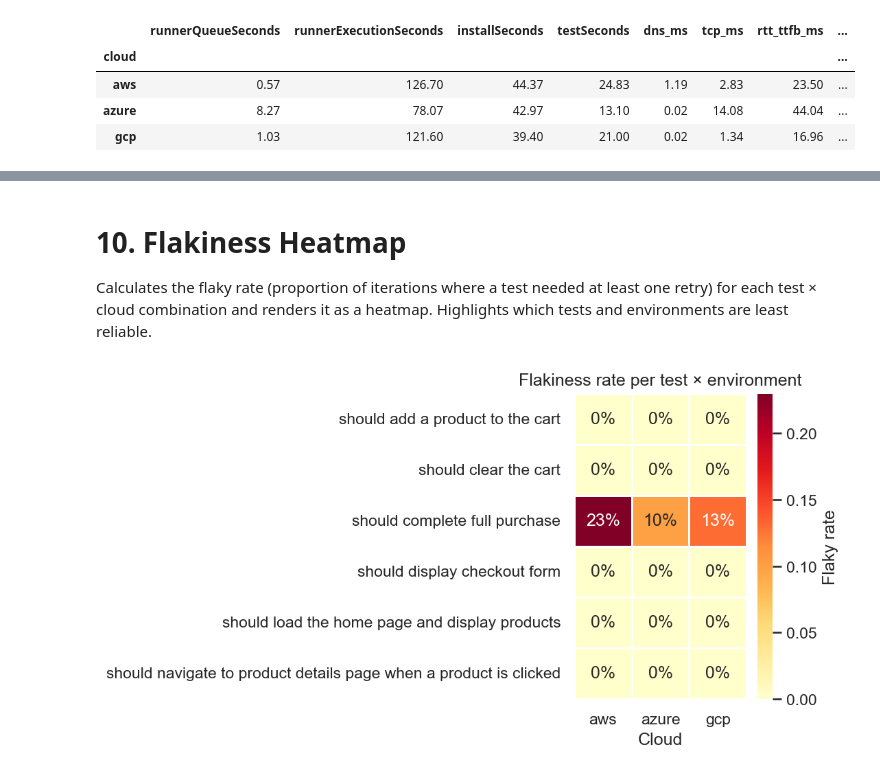
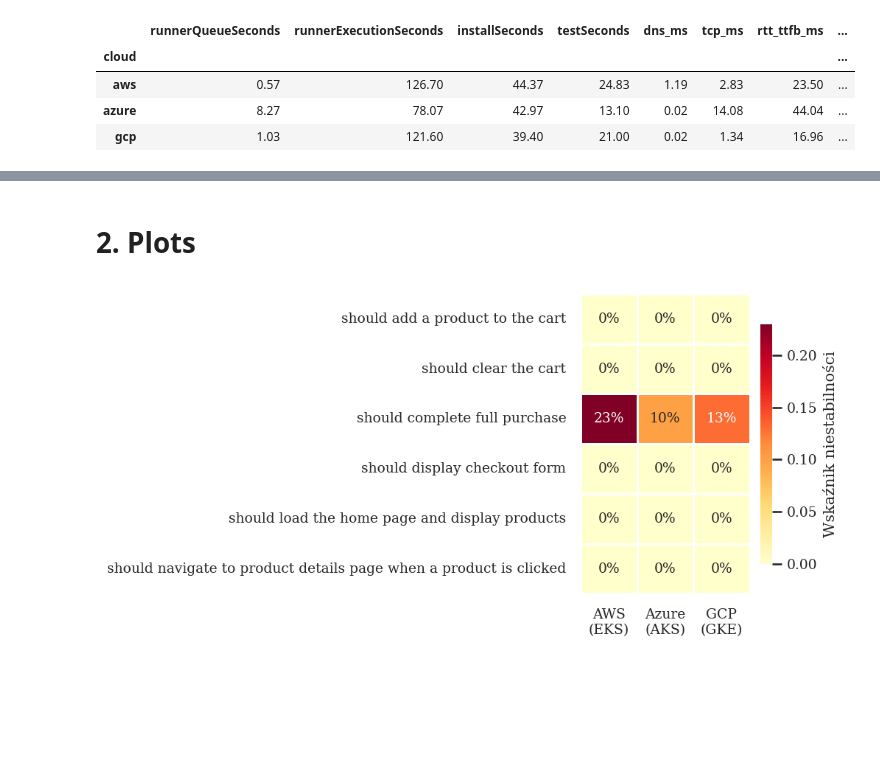
Before and after one commit to asuujx/master-thesis, a Jupyter notebook: data/descriptive.ipynb, the cells around one changed output, grey strips where cells are left out. Cells and saved outputs as stored; diff of their text form; code cells hidden in the pictures; blank space fills up the shorter version.

Commit message:
Refactor descriptive.ipynb and clean up figures catalog

```diff
--- a/data/descriptive.ipynb
+++ b/data/descriptive.ipynb
@@ -669,18 +114,0 @@ Line chart showing how long `npm install` (or equivalent) took in each iteration
-# %%
-fig, ax = plt.subplots(figsize=(10, 4))
-
-palette = {'aws': '#66c2a5', 'azure': '#fc8d62', 'gcp': '#8da0cb'}
-for cloud, grp in runner_df.groupby('cloud', observed=True):
-    grp = grp.sort_values('iteration')
-    ax.plot(grp['iteration'], grp['installSeconds'],
-            marker='o', markersize=4, linewidth=1.5,
-            label=cloud.upper(), color=palette[cloud])
-
-ax.set_xlabel('Iteration')
-ax.set_ylabel('Install time (s)')
-ax.set_title('Dependency install time per iteration')
-ax.set_xticks(range(1, 31))
-ax.legend(title='Cloud')
-fig.tight_layout()
-fig.savefig(FIGURES / 'install_time_series.png', dpi=300)
-plt.show()
@@ -829,25 +115,31 @@ group1 group2 meandiff p-adj  lower   upper  reject
-# %% [markdown]
-# 10. Flakiness Heatmap
-Calculates the flaky rate (proportion of iterations where a test needed at least one retry) for each test × cloud combination and renders it as a heatmap. Highlights which tests and environments are least reliable.
+# %% [markdown]
+# 2. Plots
 # %%
 flakiness = []
 for cloud, (env, run_dir) in CLOUDS.items():
     summary = json.loads((run_dir / 'summary.json').read_text())
     for t in summary['tests']:
-        flakiness.append({'cloud': cloud, 'testName': t['testName'],
-                          'flakyRate': t['flakyRate']})
+        flakiness.append({'cloud': cloud, 'testName': t['testName'], 'flakyRate': t['flakyRate']})
 
-flk_df = pd.DataFrame(flakiness)
-flk_pivot = flk_df.pivot(index='testName', columns='cloud', values='flakyRate')
+_flk_df = pd.DataFrame(flakiness)
+_flk_pivot = _flk_df.pivot(index='testName', columns='cloud', values='flakyRate')
+_flk_pivot.columns = [CLOUD_LABELS[c] for c in CLOUD_ORDER]
 
-fig, ax = plt.subplots(figsize=(7, 4))
-sns.heatmap(flk_pivot, annot=True, fmt='.0%', cmap='YlOrRd',
-            linewidths=0.5, cbar_kws={'label': 'Flaky rate'}, ax=ax)
-ax.set_title('Flakiness rate per test × environment')
-ax.set_xlabel('Cloud')
-ax.set_ylabel('')
-fig.tight_layout()
-fig.savefig(FIGURES / 'flakiness_heatmap.png', dpi=300)
-plt.show()
+with mpl.rc_context(LATEX_RC):
+    fig, ax = plt.subplots(figsize=(6.5, 3.4))
+
+    sns.heatmap(_flk_pivot, annot=True, fmt='.0%', cmap='YlOrRd',
+                linewidths=0.5, ax=ax,
+                cbar_kws={'label': 'Wskaźnik niestabilności', 'shrink': 0.8},
+                annot_kws={'size': 9})
+
+    ax.set_xlabel('')
+    ax.set_ylabel('')
+    ax.tick_params(axis='x', rotation=0)
+    ax.tick_params(axis='y', rotation=0)
+
+    fig.tight_layout()
+    fig.savefig(FIGURES / 'thesis_flakiness_heatmap.png', dpi=300, bbox_inches='tight')
+    plt.show()
 # %% [output]
-[figure, old version]
+[figure, new version]
```
Also changed, not shown: parts of 40 cells of this notebook.
